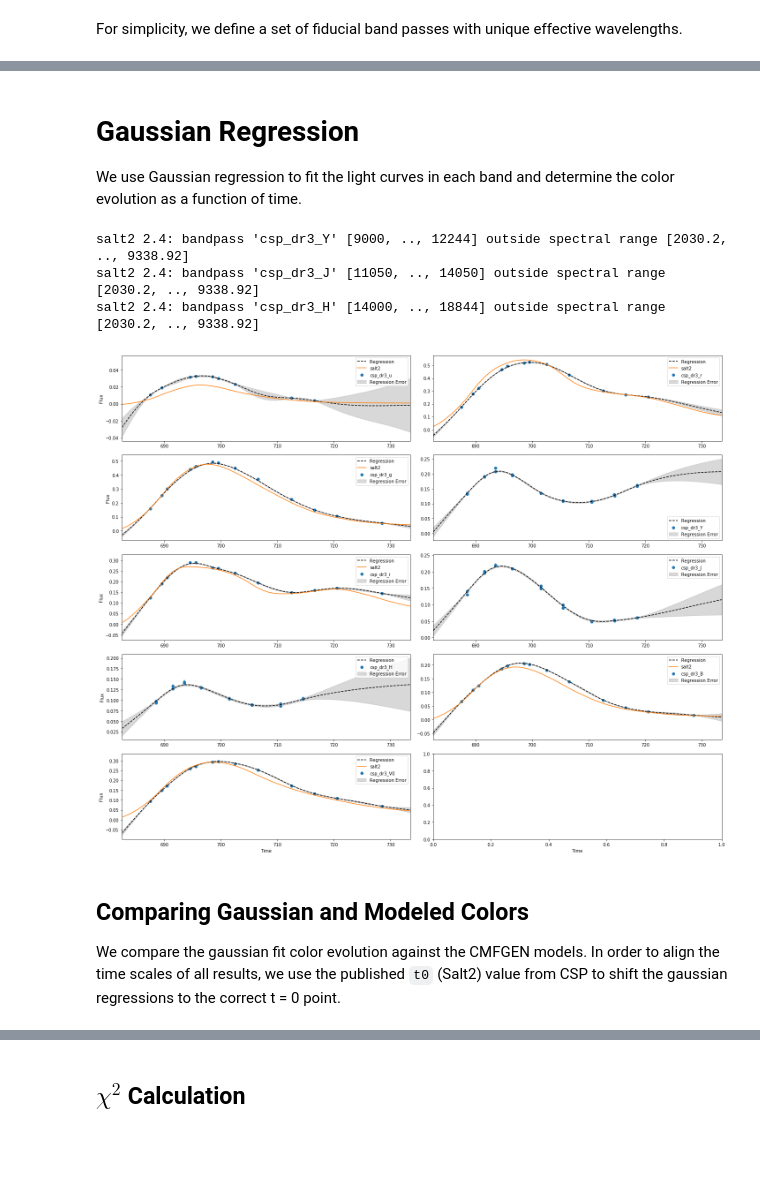
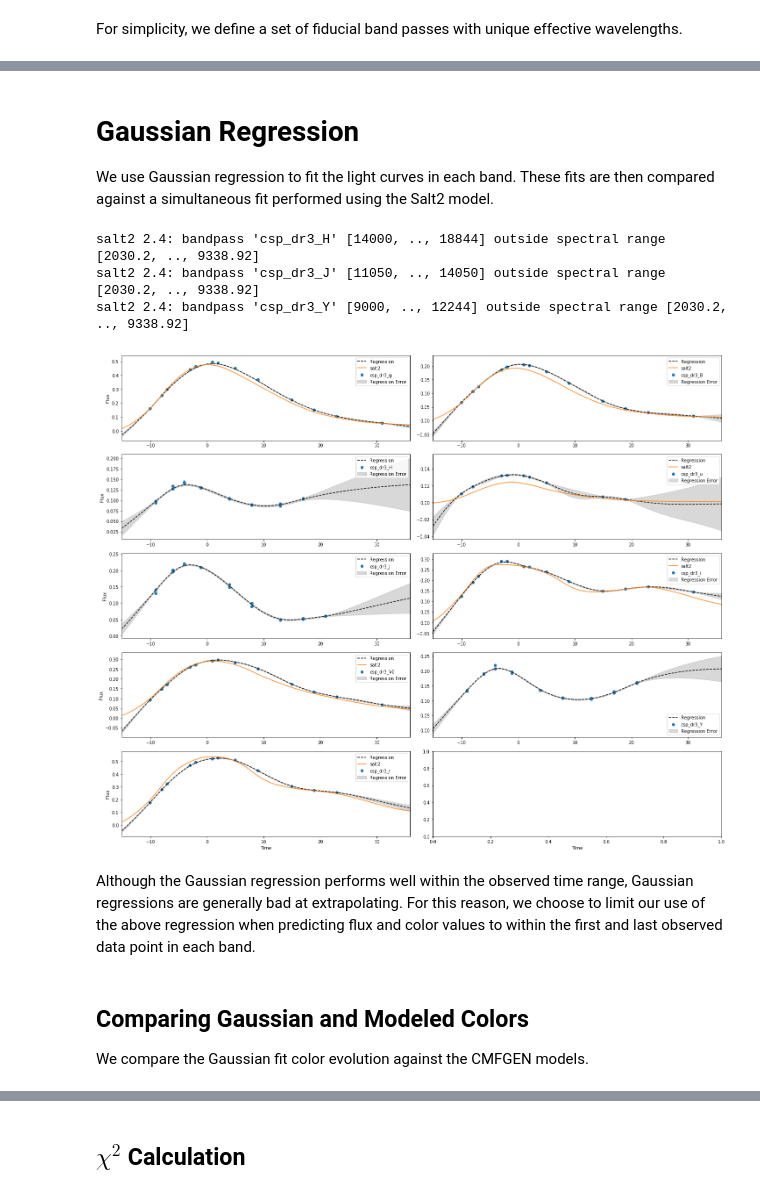
Before and after one commit to mwvgroup/csp-cmfgen, a Jupyter notebook: notebooks/gaussian_regression_colors.ipynb, the cells around one changed output, grey strips where cells are left out. Saved outputs shown, nothing was run; the diff lists cells and outputs as text; code cells hidden in the pictures; blank space fills up the shorter version.

Commit message:
Markdown edits to gaussian regression notebook

```diff
--- a/notebooks/gaussian_regression_colors.ipynb
+++ b/notebooks/gaussian_regression_colors.ipynb
@@ -22,6 +33,8 @@ dr3.register_filters(force=True)
 
 # Pick a CSP target to use in demo plots
 demo_id = '2005kc'
+demo_data = dr3.get_data_for_id(demo_id, format_sncosmo=True)
+demo_data['time'] -= lc_colors.get_csp_t0(demo_id)
 
 # Load various SN models
 m102 = sncosmo.Model(sncosmo.get_source('CMFGEN', version=1.02))
@@ -128,7 +141,7 @@ def subplot_model_colors(model, band_combos, axes, **kwargs):
         raise ValueError('Not enough axes.')
 
     time = np.arange(model.mintime(), model.maxtime())
-    t0 = model.source.peakphase('standard::b')
+    t0 = model.source.peakphase('csp_dr3_G')
     for (band1, band2), axis in zip(band_combos, axis_list):
         try:
             c = model.color(band1, band2, 'ab', time)
@@ -167,13 +180,14 @@ def plot_model_colors(models, bands):
         subplot_model_colors(model, band_combos, axes)
 
     handles, labels = axes.flatten()[0].get_legend_handles_labels()
-    fig.legend(handles, labels)
+    # fig.legend(handles, labels)
     plt.tight_layout()
     return fig, axes
 # %%
+# Protect against chages that may
+# propogate from later in the notebook
 for model in model_list:
     model.set(extebv=0)
-    subplot_model_colors(model, color_combos, axes)
 
 fig, axes = plot_model_colors(model_list, unique_bands)
 # %% [output]
@@ -187,7 +198,7 @@ salt2 2.4: bandpass 'csp_dr3_H' [14000, .., 18844] outside spectral range [2000,
 # %% [markdown]
 # Gaussian Regression
 
-We use Gaussian regression to fit the light curves in each band and determine the color evolution as a function of time.
+We use Gaussian regression to fit the light curves in each band. These fits are then compared against a simultaneous fit performed using the Salt2 model.
 # %%
 def plot_regression(data, time, bands, pred_flux, pred_unc):
     """Plot regression results
@@ -257,30 +268,32 @@ def subplot_sncosmo_fit(time, bands, fitted_model, axes):
             axis.legend()
 # %%
 # Fit a gaussian regression
-data_table = dr3.get_data_for_id(demo_id, format_sncosmo=True)
-gp = lc_colors.fit_gaussian_process(data_table)
+gp = lc_colors.fit_gaussian_process(demo_data)
 
 # Fit salt2
 salt2_model = deepcopy(salt2)
-salt2_model.set(z=data_table.meta['redshift'])
-salt2_model.set(t0=lc_colors.get_csp_t0(demo_id))
-fit_result, fitted_model = sncosmo.fit_lc(data_table, salt2_model, ['x0', 'x1', 'c'])
+salt2_model.set(z=demo_data.meta['redshift'])
+salt2_model.set(t0=0)
+salt2_model.set(extebv=lc_colors.get_csp_ebv(demo_id))
+fit_result, fitted_model = sncosmo.fit_lc(demo_data, salt2_model, ['x0', 'x1', 'c'])
 
 # Plot modeled flux
-bands = set(data_table['band'])
-time = np.arange(min(data_table['time']) - 5, max(data_table['time']) + 5)
+bands = set(demo_data['band'])
+time = np.arange(min(demo_data['time']) - 5, max(demo_data['time']) + 5)
 pred_flux, pred_unc = lc_colors.predict_light_curve(gp, bands, time)
-fig, axes = plot_regression(data_table, time, bands, pred_flux, pred_unc)
+fig, axes = plot_regression(demo_data, time, bands, pred_flux, pred_unc)
 subplot_sncosmo_fit(time, bands, fitted_model, axes)
 # %% [output]
+salt2 2.4: bandpass 'csp_dr3_H' [14000, .., 18844] outside spectral range [2030.2, .., 9338.92]
+salt2 2.4: bandpass 'csp_dr3_J' [11050, .., 14050] outside spectral range [2030.2, .., 9338.92]
 salt2 2.4: bandpass 'csp_dr3_Y' [9000, .., 12244] outside spectral range [2030.2, .., 9338.92]
-salt2 2.4: bandpass 'csp_dr3_J' [11050, .., 14050] outside spectral range [2030.2, .., 9338.92]
-salt2 2.4: bandpass 'csp_dr3_H' [14000, .., 18844] outside spectral range [2030.2, .., 9338.92]
-[figure, old version]
+[figure, new version]
+# %% [markdown]
+Although the Gaussian regression performs well within the observed time range, Gaussian regressions are generally bad at extrapolating. For this reason, we choose to limit our use of the above regression when predicting flux and color values to within the first and last observed data point in each band.
 # %% [markdown]
 ## Comparing Gaussian and Modeled Colors
 
-We compare the gaussian fit color evolution against the CMFGEN models. In order to align the time scales of all results, we use the published `t0` (Salt2) value from CSP to shift the gaussian regressions to the correct t = 0 point.
+We compare the Gaussian fit color evolution against the CMFGEN models.
 # %%
 def subplot_regression_color(data, band_combos, axes, **kwargs):
     """Plot regressed colors for a given collection of bandpasses
```
Also changed, not shown: parts of 8 cells of this notebook.
